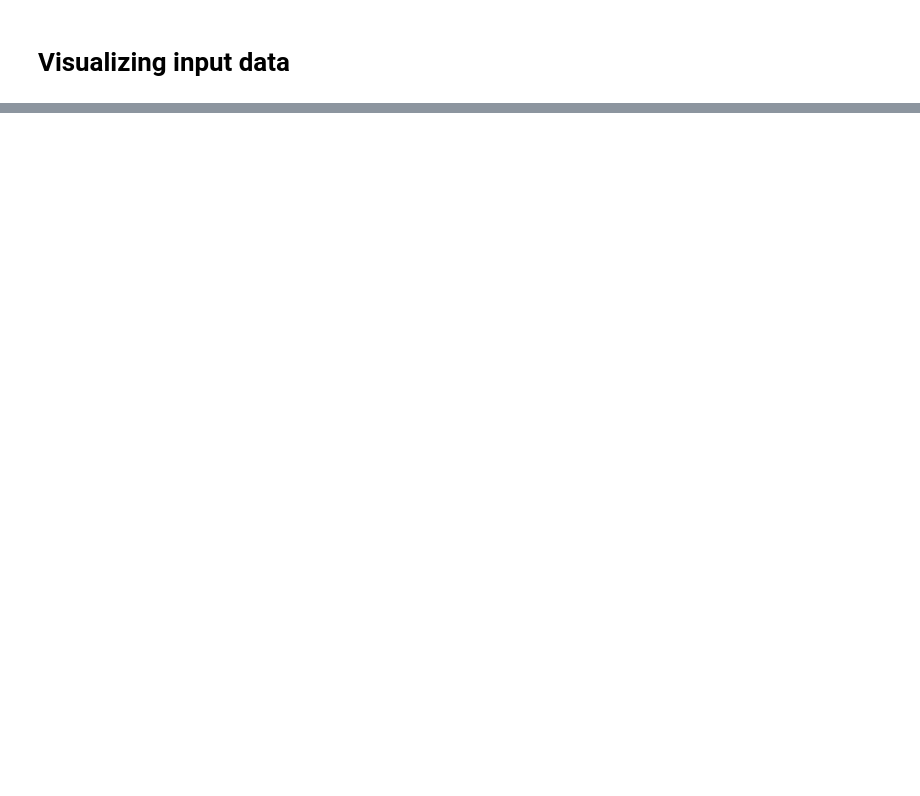
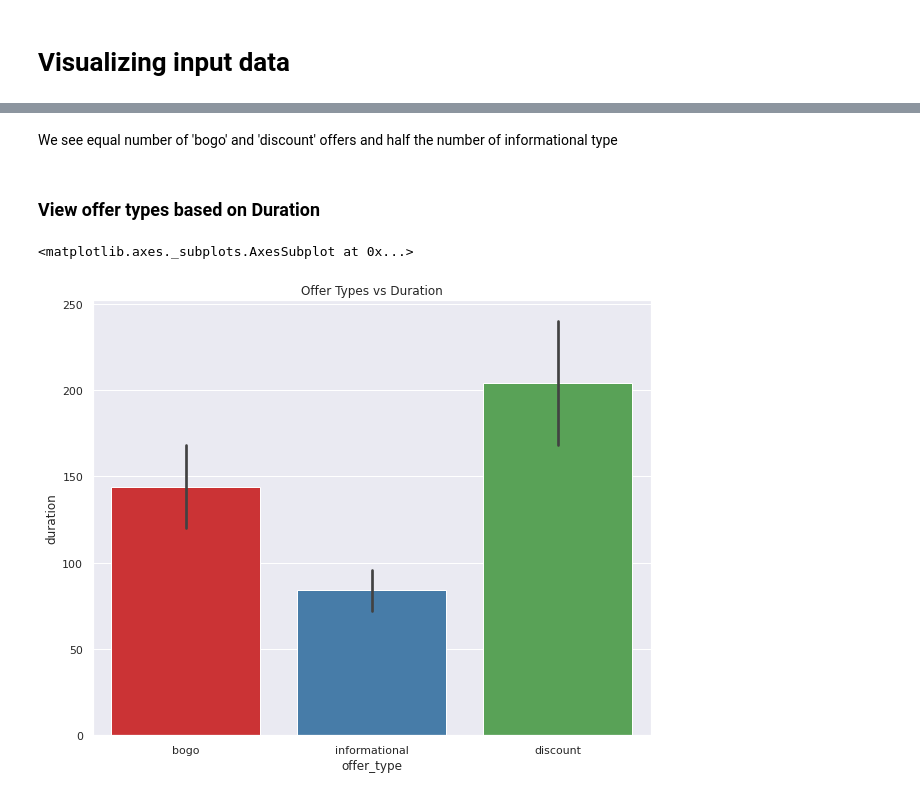
Before and after one commit to p33ves/Starbucks-Passive-Customer-Detection, a Jupyter notebook: Input_data_visualiation.ipynb, the cells around one changed output, grey strips where cells are left out. Cells and saved outputs as stored; diff of their text form; code cells hidden in the pictures; blank space fills up the shorter version.

```diff
--- a/Input_data_visualiation.ipynb
+++ b/Input_data_visualiation.ipynb
@@ -93,0 +45,11 @@ sns.kdeplot(data = xtr_data['total_view_ratio'], shade=True, label = "Total Offe
+# %% [markdown]
+We see equal number of 'bogo' and 'discount' offers and half the number of informational type
+# %% [markdown]
+### View offer types based on Duration
+# %%
+plt.figure(figsize=(10,8))
+plt.title("Offer Types vs Duration")
+sns.barplot(x = portfolio['offer_type'], y = portfolio['duration'], palette="Set1")
+# %% [output]
+<matplotlib.axes._subplots.AxesSubplot at 0x...>
+[figure, added]
```
Also changed, not shown: parts of 62 cells of this notebook.
